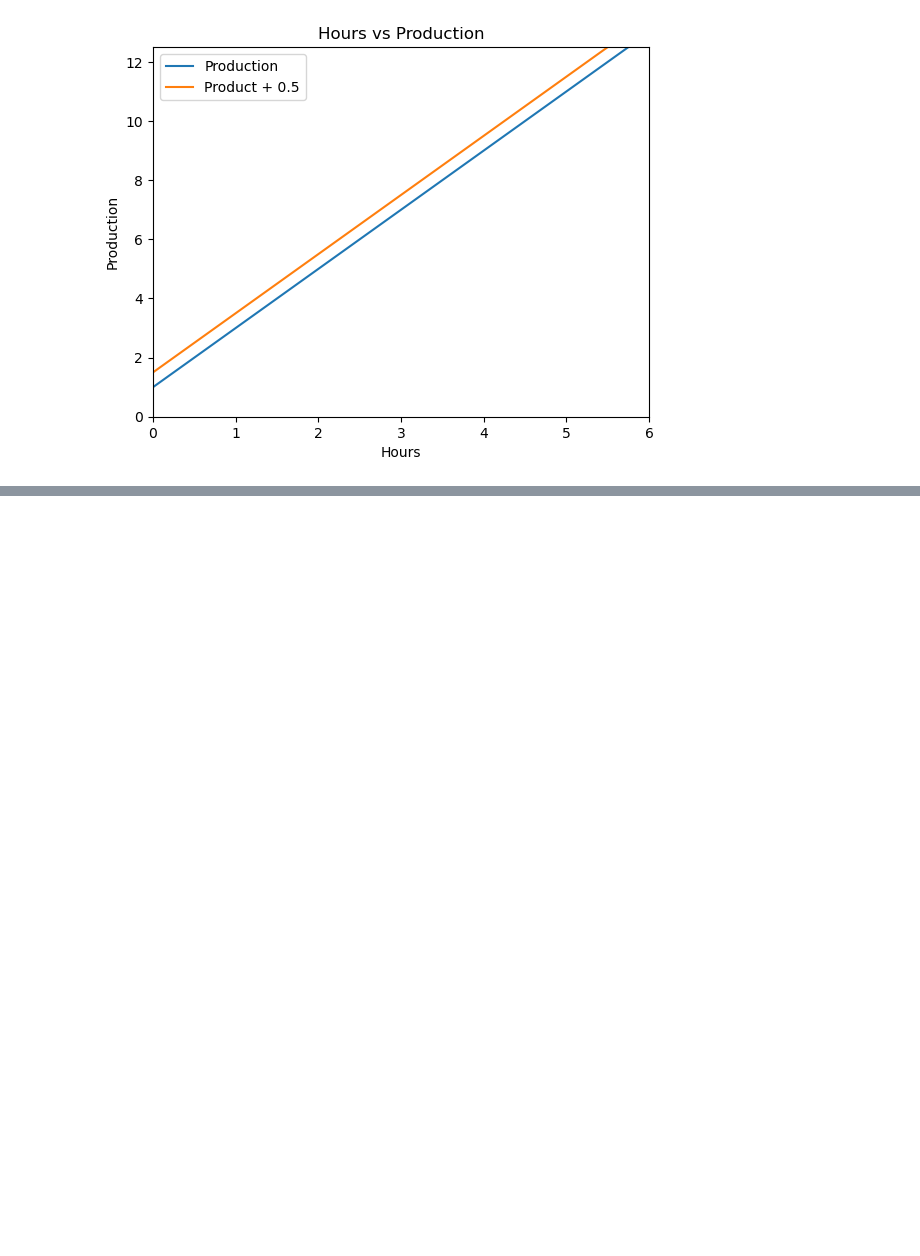
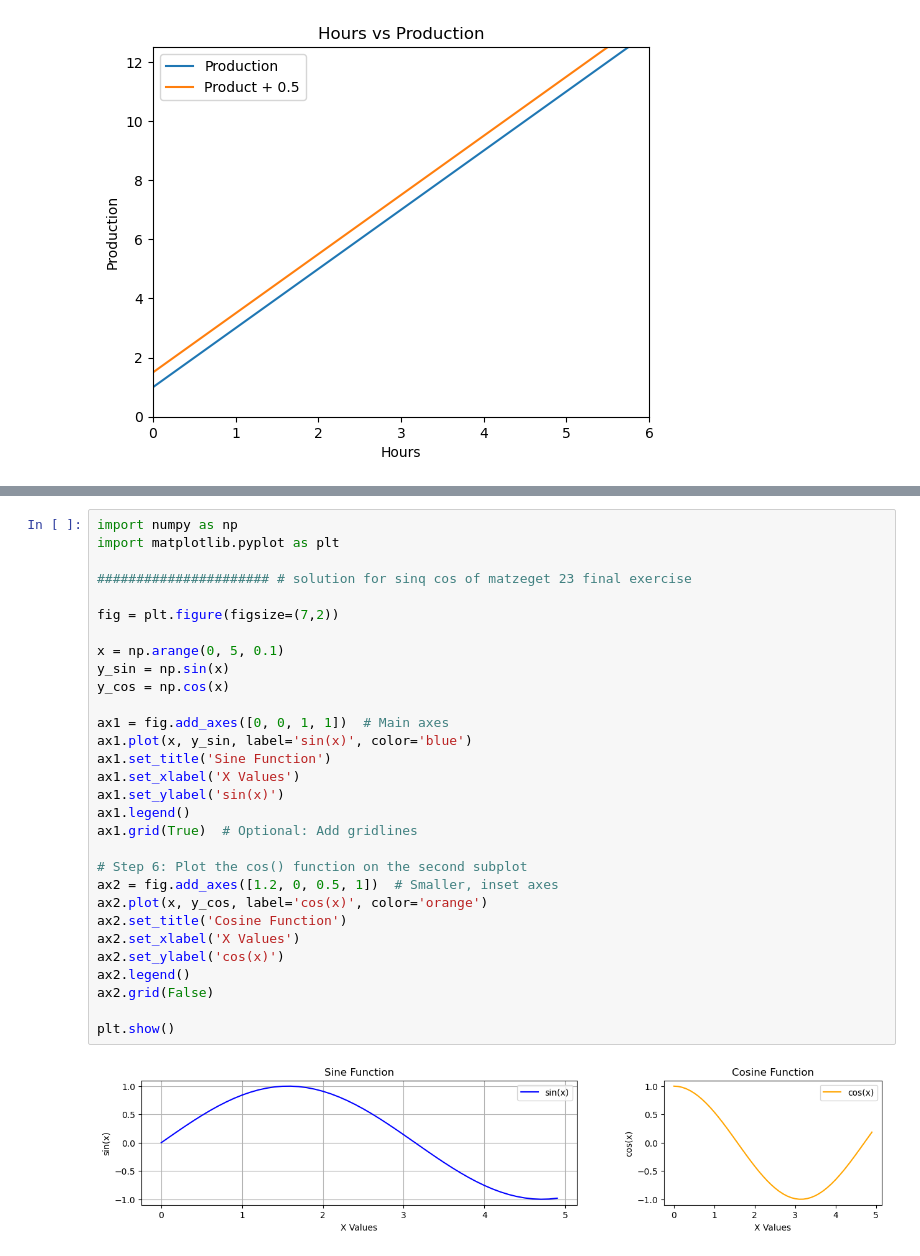
Before and after one commit to pythonai211225-rgb/01.07.2026, a Jupyter notebook: matplotlib1_01_07_2026.ipynb, the cells around one changed output, grey strips where cells are left out. Cells and saved outputs as stored; diff of their text form; blank space fills up the shorter version.

```diff
--- a/matplotlib1_01_07_2026.ipynb
+++ b/matplotlib1_01_07_2026.ipynb
@@ -78,0 +82,32 @@ plt.show()
+# %%
+import numpy as np
+import matplotlib.pyplot as plt
+
+###################### # solution for sinq cos of matzeget 23 final exercise
+
+fig = plt.figure(figsize=(7,2))
+
+x = np.arange(0, 5, 0.1)
+y_sin = np.sin(x)
+y_cos = np.cos(x)
+
+ax1 = fig.add_axes([0, 0, 1, 1])  # Main axes
+ax1.plot(x, y_sin, label='sin(x)', color='blue')
+ax1.set_title('Sine Function')
+ax1.set_xlabel('X Values')
+ax1.set_ylabel('sin(x)')
+ax1.legend()
+ax1.grid(True)  # Optional: Add gridlines
+
+# Step 6: Plot the cos() function on the second subplot
+ax2 = fig.add_axes([1.2, 0, 0.5, 1])  # Smaller, inset axes
+ax2.plot(x, y_cos, label='cos(x)', color='orange')
+ax2.set_title('Cosine Function')
+ax2.set_xlabel('X Values')
+ax2.set_ylabel('cos(x)')
+ax2.legend()
+ax2.grid(False)
+
+plt.show()
+# %% [output]
+[figure, added]
```
Also changed, not shown: parts of 7 cells of this notebook.
